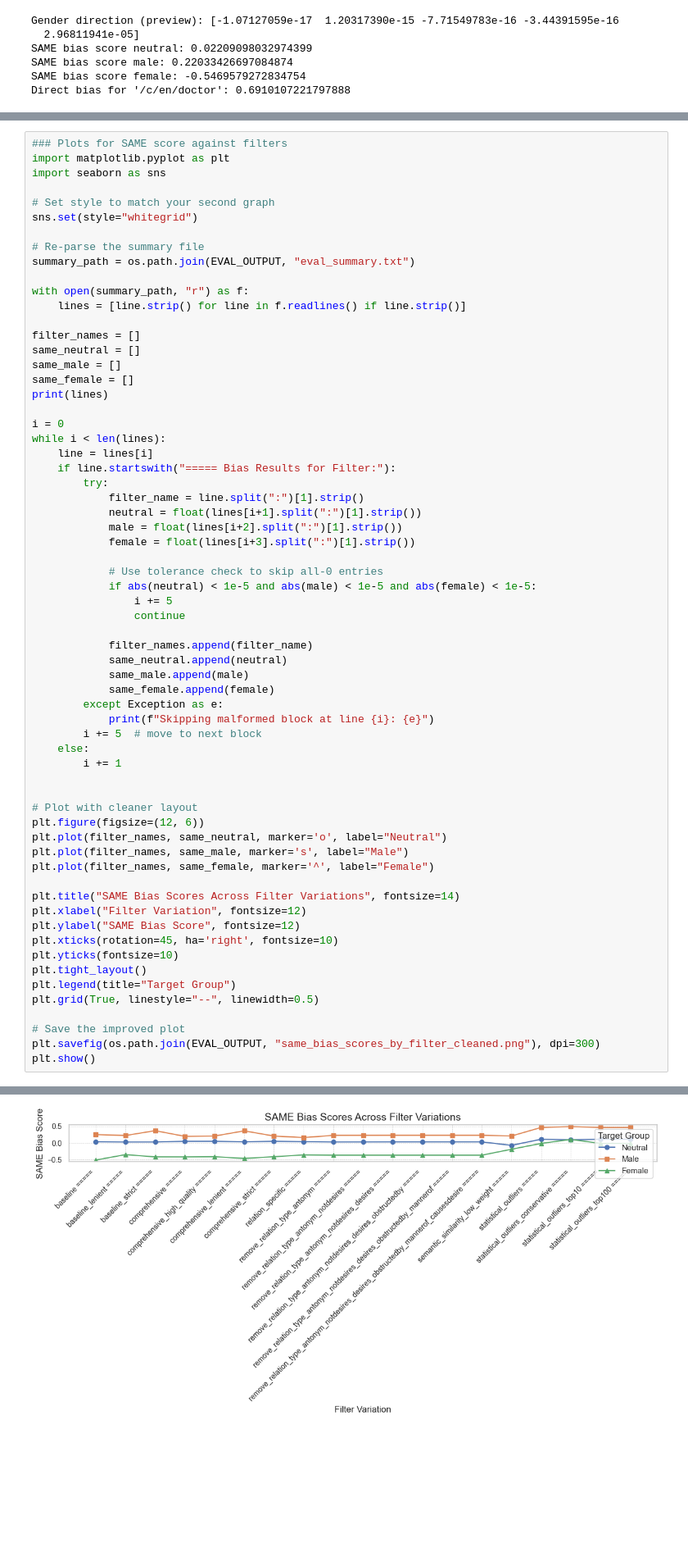
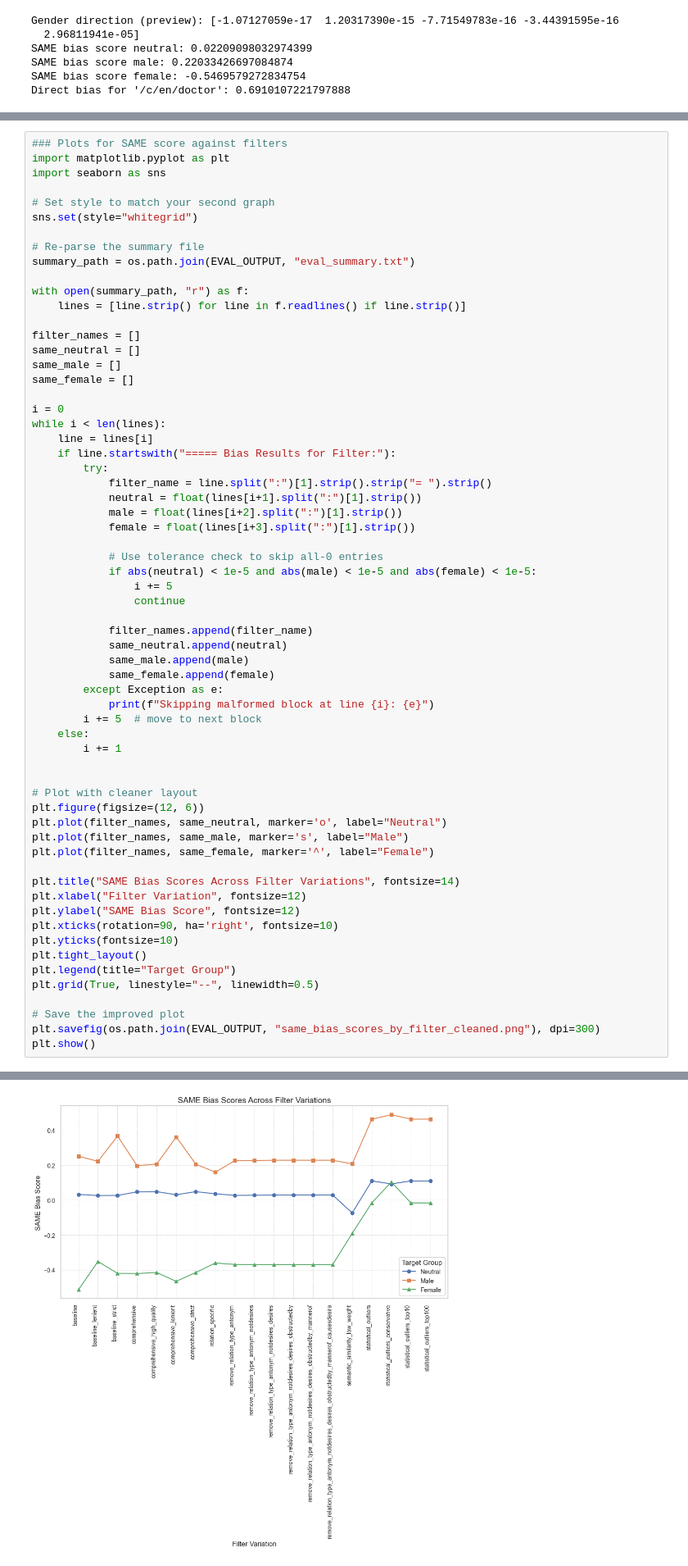
Before and after one commit to bernardcheng/cs4248_project, a Jupyter notebook: conceptnet_debias_test.ipynb, the cells around one changed output, grey strips where cells are left out. Shown at 82% size. Drawn from its saved outputs; the diff is of its cells as text; blank space fills up the shorter version.

Commit message:
Fix plot with 90deg rotation instead

```diff
--- a/conceptnet_debias_test.ipynb
+++ b/conceptnet_debias_test.ipynb
@@ -541,14 +541,13 @@ filter_names = []
 same_neutral = []
 same_male = []
 same_female = []
-print(lines)
 
 i = 0
 while i < len(lines):
     line = lines[i]
     if line.startswith("===== Bias Results for Filter:"):
         try:
-            filter_name = line.split(":")[1].strip()
+            filter_name = line.split(":")[1].strip().strip("= ").strip()
             neutral = float(lines[i+1].split(":")[1].strip())
             male = float(lines[i+2].split(":")[1].strip())
             female = float(lines[i+3].split(":")[1].strip())
@@ -561,35 +560,35 @@ while i < len(lines):
             filter_names.append(filter_name)
             same_neutral.append(neutral)
             same_male.append(male)
             same_female.append(female)
         except Exception as e:
             print(f"Skipping malformed block at line {i}: {e}")
         i += 5  # move to next block
     else:
         i += 1
 
 
 # Plot with cleaner layout
 plt.figure(figsize=(12, 6))
 plt.plot(filter_names, same_neutral, marker='o', label="Neutral")
 plt.plot(filter_names, same_male, marker='s', label="Male")
 plt.plot(filter_names, same_female, marker='^', label="Female")
 
 plt.title("SAME Bias Scores Across Filter Variations", fontsize=14)
 plt.xlabel("Filter Variation", fontsize=12)
 plt.ylabel("SAME Bias Score", fontsize=12)
-plt.xticks(rotation=45, ha='right', fontsize=10)
+plt.xticks(rotation=90, ha='right', fontsize=10)
 plt.yticks(fontsize=10)
 plt.tight_layout()
 plt.legend(title="Target Group")
 plt.grid(True, linestyle="--", linewidth=0.5)
 
 # Save the improved plot
 plt.savefig(os.path.join(EVAL_OUTPUT, "same_bias_scores_by_filter_cleaned.png"), dpi=300)
 plt.show()
 # %% [output]
 ['===== Bias Results for Filter: baseline =====', 'SAME Bias (Neutral): 0.0332', 'SAME Bias (Male):    0.2522', 'SAME Bias (Female):  -0.5133', "Direct Bias ('/c/en/doctor'): 0.4522", '--------------- ...
-[figure, old version]
+[figure, new version]
 # %%
 ### Some plots to visualise
 import matplotlib.pyplot as plt
```
